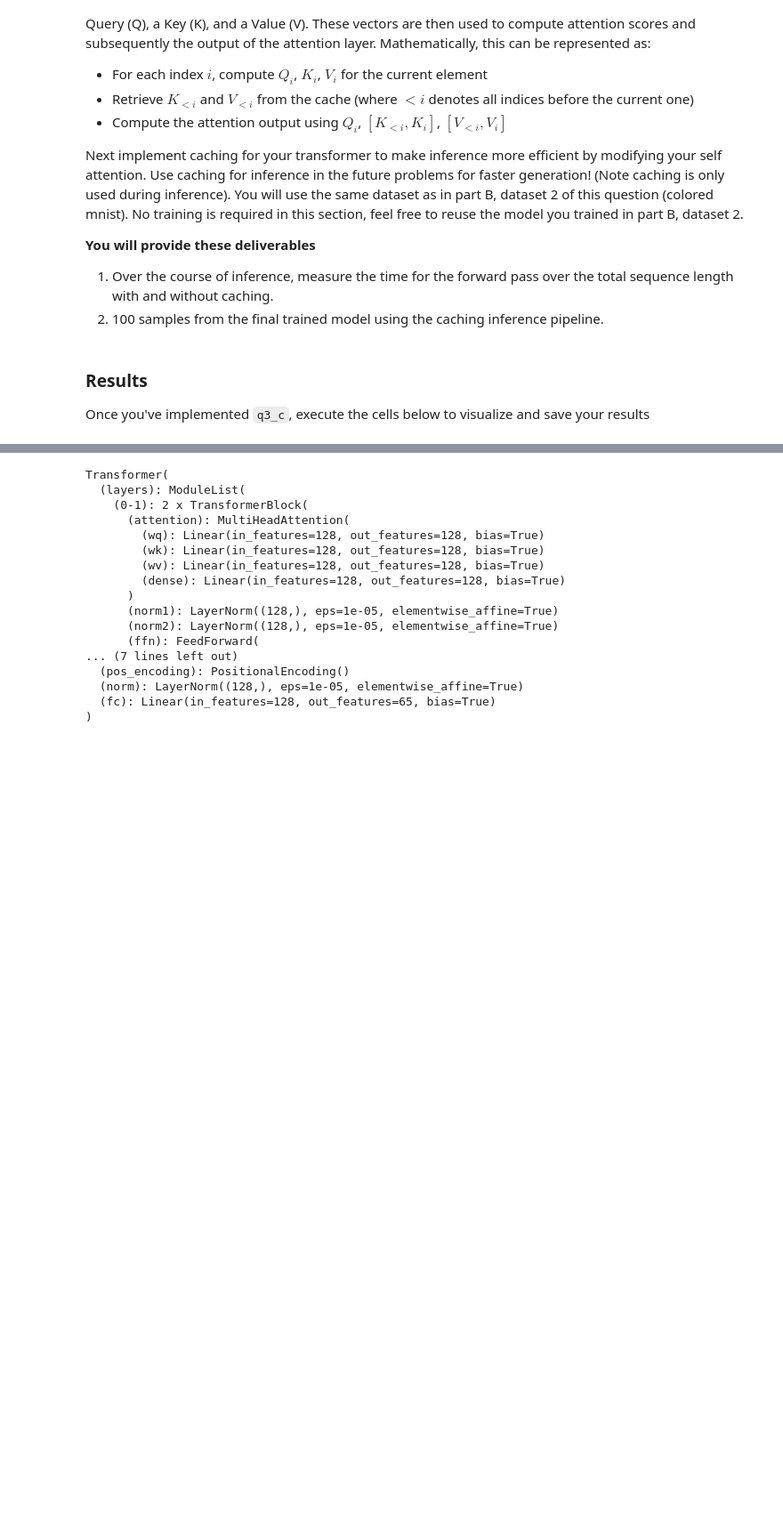
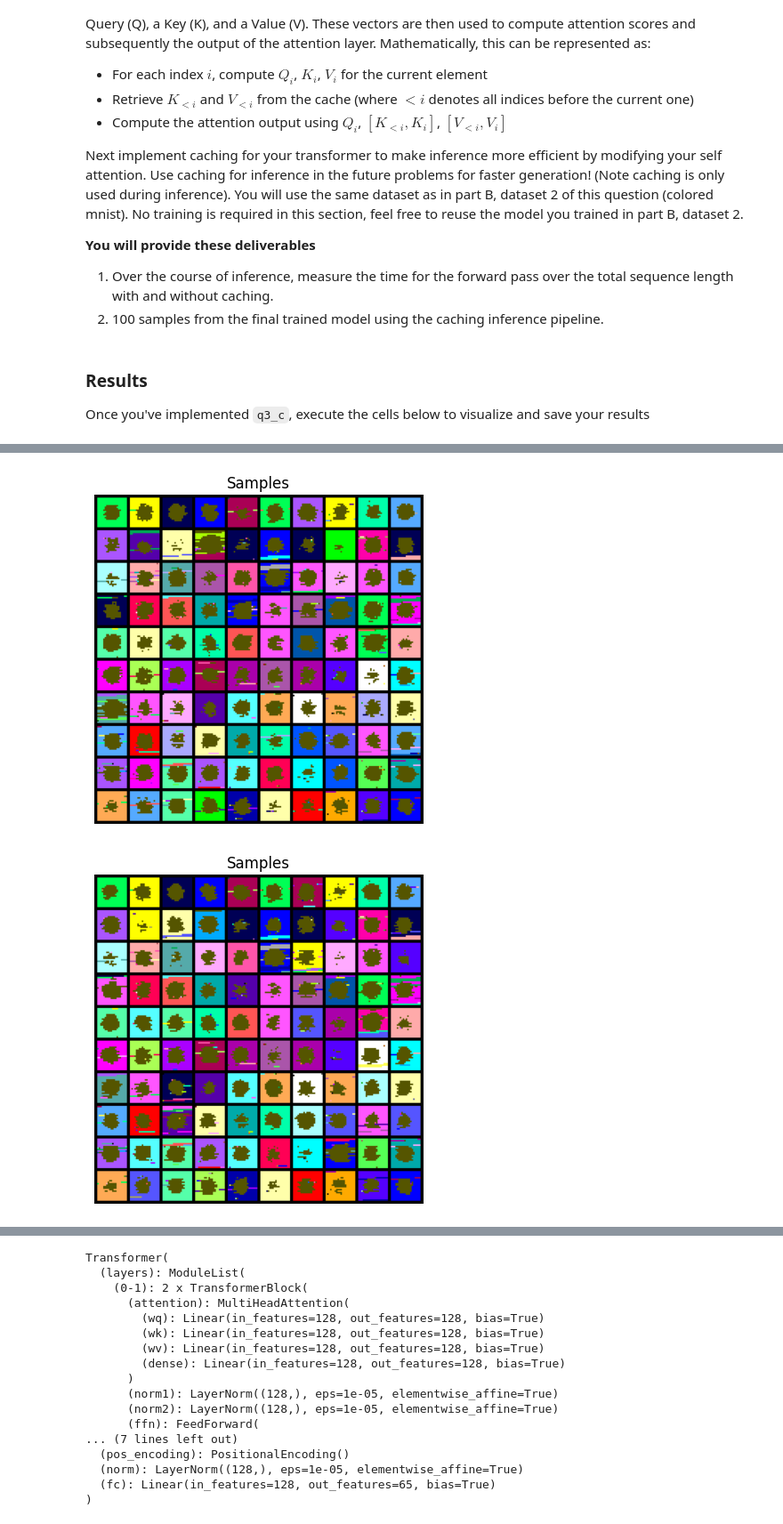
Before and after one commit to ebronstein/deepul, a Jupyter notebook: homeworks/hw1/hw1_my_sols.ipynb, the cells around one changed output, grey strips where cells are left out. Shown at 89% size. Cells and saved outputs as stored; diff of their text form; code cells hidden in the pictures; blank space fills up the shorter version.

```diff
--- a/homeworks/hw1/hw1_my_sols.ipynb
+++ b/homeworks/hw1/hw1_my_sols.ipynb
@@ -1564,7 +1626,9 @@ def q3_c(model, train_data, test_data, image_shape, dset_id):
     num_samples = 100
     height, width = train_data.shape[1], train_data.shape[2]
     BOS_TOKEN = 64
+
     base = 4
+    tokenizer = ColoredImageTokenizer(base)
 
     samples_lists = []
     time_lists = []
@@ -1576,11 +1640,8 @@ def q3_c(model, train_data, test_data, image_shape, dset_id):
             model, num_samples, height * width, "cuda", BOS_TOKEN, use_cache=use_cache
         )
         samples = samples.reshape(samples.shape[0], height, width)
-        samples_decoded = np.zeros(samples.shape + (3,), dtype=np.uint8)
-        samples_decoded[..., 0] = samples % base
-        samples_decoded[..., 1] = samples // base
-        samples_decoded[..., 2] = samples // (base**2)
-        samples_lists.append(samples_decoded)
+        samples = tokenizer.decode(samples)
+        samples_lists.append(samples)
         time_lists.append(time_list)
 
     time_list_with_cache, time_list_no_cache = time_lists
@@ -1612,0 +1666,10 @@ Clipping input data to the valid range for imshow with RGB data ([0..1] for floa
+# %%
+(
+    time_list_no_cache,
+    time_list_with_cache,
+    samples_no_cache,
+    samples_with_cache,
+) = q3c_save_results(1, q3_c, model, save=False)
+# %% [output]
+[figure, added]
+[figure, added]
```
Also changed, not shown: parts of 35 cells of this notebook.
